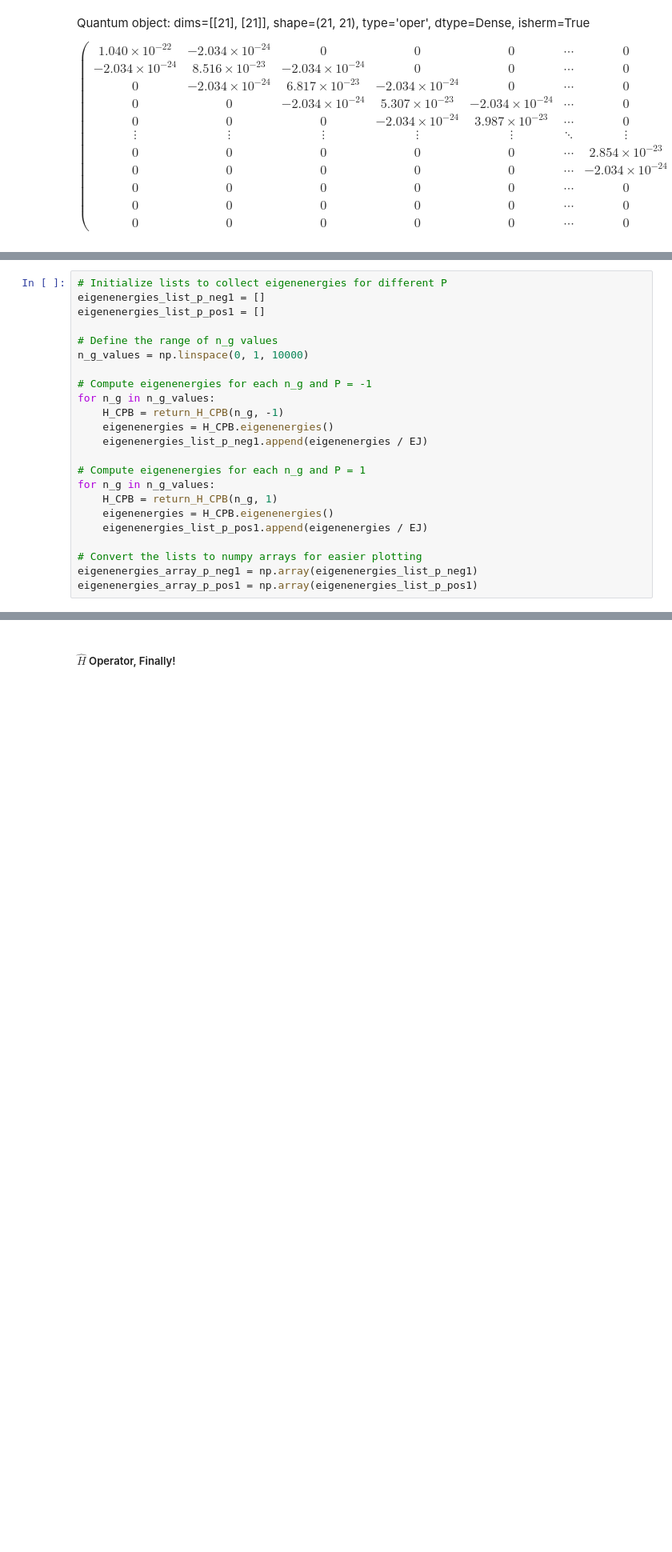
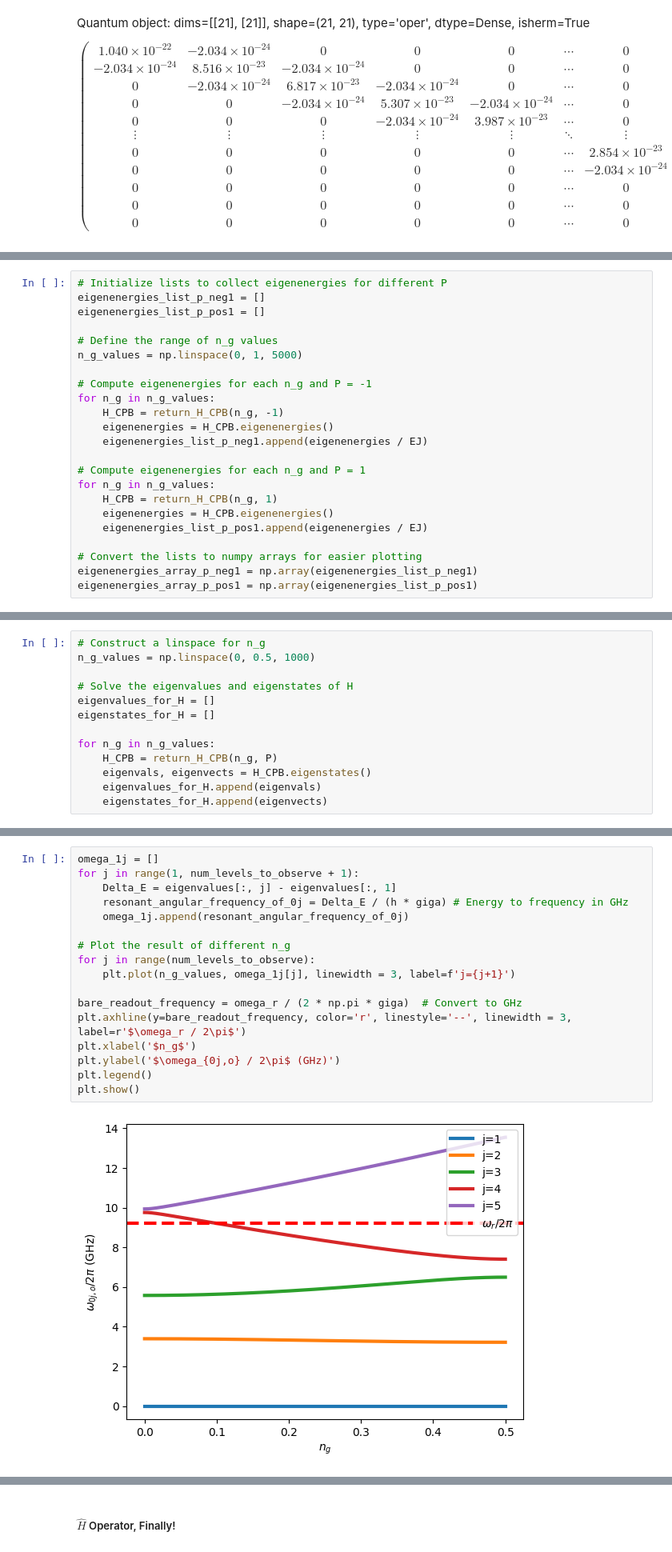
Before and after one commit to arfiligol/Theoretical_Calculations, a Jupyter notebook: From Paper Reading to QuTip Theoretical Calculation.ipynb, the cells around one changed output, grey strips where cells are left out. Shown at 80% size. Saved outputs shown, nothing was run; the diff lists cells and outputs as text; blank space fills up the shorter version.

```diff
--- a/From Paper Reading to QuTip Theoretical Calculation.ipynb
+++ b/From Paper Reading to QuTip Theoretical Calculation.ipynb
@@ -337,7 +340,7 @@ eigenenergies_list_p_neg1 = []
 eigenenergies_list_p_pos1 = []
 
 # Define the range of n_g values
-n_g_values = np.linspace(0, 1, 10000)
+n_g_values = np.linspace(0, 1, 5000)
 
 # Compute eigenenergies for each n_g and P = -1
 for n_g in n_g_values:
@@ -371,0 +378,13 @@ plt.show()
+# %%
+# Construct a linspace for n_g
+n_g_values = np.linspace(0, 0.5, 1000)
+
+# Solve the eigenvalues and eigenstates of H
+eigenvalues_for_H = []
+eigenstates_for_H = []
+
+for n_g in n_g_values:
+    H_CPB = return_H_CPB(n_g, P)
+    eigenvals, eigenvects = H_CPB.eigenstates()
+    eigenvalues_for_H.append(eigenvals)
+    eigenstates_for_H.append(eigenvects)
@@ -372,3 +415,22 @@ plt.show()
+# %%
+omega_1j = []
+for j in range(1, num_levels_to_observe + 1):
+    Delta_E = eigenvalues[:, j] - eigenvalues[:, 1]
+    resonant_angular_frequency_of_0j = Delta_E / (h * giga) # Energy to frequency in GHz
+    omega_1j.append(resonant_angular_frequency_of_0j)
+
+# Plot the result of different n_g
+for j in range(num_levels_to_observe):
+    plt.plot(n_g_values, omega_1j[j], linewidth = 3, label=f'j={j+1}')
+
+bare_readout_frequency = omega_r / (2 * np.pi * giga)  # Convert to GHz
+plt.axhline(y=bare_readout_frequency, color='r', linestyle='--', linewidth = 3, label=r'$\omega_r / 2\pi$')
+plt.xlabel('$n_g$')
+plt.ylabel('$\omega_{0j,o} / 2\pi$ (GHz)')
+plt.legend()
+plt.show()
+# %% [output]
+[figure, added]
 # %% [markdown]
 ##### Creation and Annihilation Operators
 After constructing the $\hat{H}_{CPB}$ operator, the next goal is to construct these two operator. Then, we can use these operators to construct the final Hamiltonian operator for the readout mode and the qubit.
```
Also changed, not shown: parts of 17 cells of this notebook, 1 other file.
